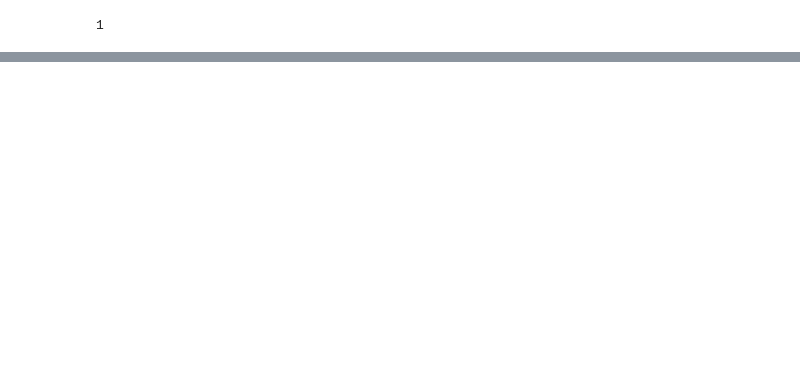
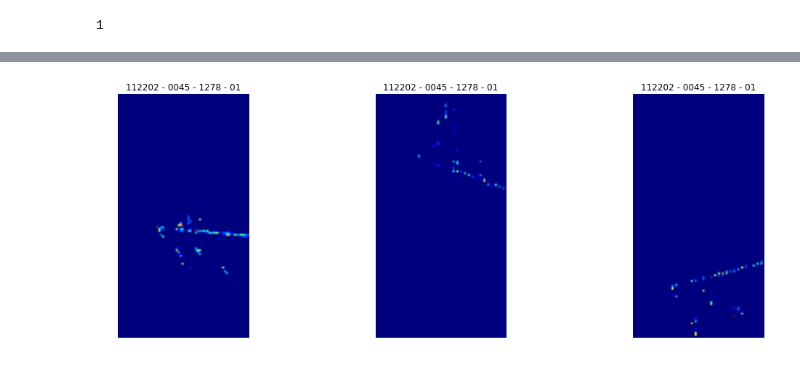
Before and after one commit to faizaakbar/ANNMINERvA, a Jupyter notebook: Lasagne/fuel_based_event_vis.ipynb, the cells around one changed output, grey strips where cells are left out. Cells and saved outputs as stored; diff of their text form; code cells hidden in the pictures; blank space fills up the shorter version.

```diff
--- a/Lasagne/fuel_based_event_vis.ipynb
+++ b/Lasagne/fuel_based_event_vis.ipynb
@@ -43,0 +56,13 @@ for data in train_dstream.get_epoch_iterator():
+# %%
+for data in train_dstream.get_epoch_iterator():
+    eventid, inputu, inputv, inputx, targets = data[0], data[1], data[2], data[3], data[5]
+    run, subrun, gate, phys_evt = decode_eventid(eventid[0])
+    fig = plt.figure(figsize=(18, 6))
+    gs = plt.GridSpec(1, 3)
+    for i, imgdata in enumerate([inputx, inputu, inputv]):
+        ax = plt.subplot(gs[i])
+        ax.axis('off')
+        ax.imshow(imgdata[0][0])
+        plt.title('{} - {} - {} - {}'.format(run, subrun, gate, phys_evt))
+# %% [output]
+[figure, added]
```
Also changed, not shown: parts of 5 cells of this notebook.
